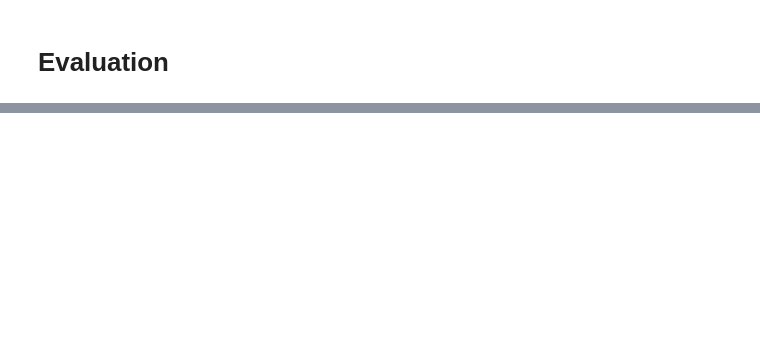
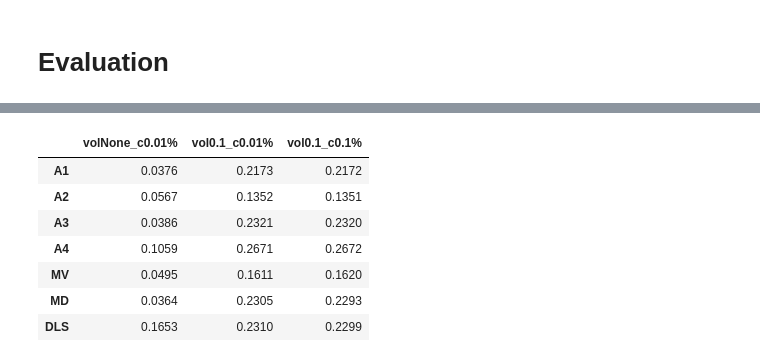
Before and after one commit to dimasthoriq/DL-portfolio-optimization, a Jupyter notebook: experiment.ipynb, the cells around one changed output, grey strips where cells are left out. Saved outputs shown, nothing was run; the diff lists cells and outputs as text; code cells hidden in the pictures; blank space fills up the shorter version.

```diff
--- a/experiment.ipynb
+++ b/experiment.ipynb
@@ -184,2 +357,7 @@ plt.show()
 # %% [markdown]
 # Evaluation
+# %%
+# Exponentially weighted moving standard deviation
+ewmstd = get_returns(data).iloc[-x_test.shape[0]-x_test.shape[1]:, -y_test.shape[1]:].ewm(span=config['sequence_length']).std().iloc[50:, :]
+ewmstd = torch.tensor(ewmstd.values)
+ewmstd.shape
@@ -185,0 +366,19 @@ plt.show()
+# %%
+def modified_returns(weights, returns, ewmstd, vol = 0.1, c = 0.0001):
+    if vol is None:
+        scaled_returns = torch.sum(weights[1:, :] * returns[1:, :], dim=1)
+        transaction_cost = torch.sum(weights[1:, :] - weights[:-1, :], dim=1)*c
+    else:
+        scaled_returns = torch.sum(vol/ewmstd[1:, :] * weights[1:, :] * returns[1:, :], dim=1)
+        transaction_cost = torch.sum(vol/ewmstd[1:, :] * weights[1:, :] - vol/ewmstd[:-1, :] * weights[:-1, :], dim=1)*c
+    return scaled_returns - transaction_cost
+# %%
+for i in ma_tests:
+    print(f'{i} sharpe ratio: {evaluate_sharpe(ma_tests[i], y_test):.4f}')
+    print(f'{i} modified sharpe ratio: {sharpe(modified_returns(ma_tests[i], y_test, ewmstd)):.4f}\n')
+
+print(f'MV sharpe ratio: {evaluate_sharpe(mv_test, y_test):.4f}')
+print(f'MV modified sharpe ratio: {sharpe(modified_returns(mv_test, y_test, ewmstd)):.4f}\n')
+
+print(f'MD sharpe ratio: {evaluate_sharpe(md_test, y_test):.4f}')
+print(f'MD modified sharpe ratio: {sharpe(modified_returns(md_test, y_test, ewmstd)):.4f}')
@@ -185,0 +403,27 @@ plt.show()
+# %%
+results = pd.DataFrame()
+
+for volatility in [None, 0.1]:
+    for cost in [0.0001, 0.001]:
+        column_name = f'vol{volatility}_c{cost*100}%'
+        series = []
+        for i in ma_tests:
+            series.append(np.round(sharpe(modified_returns(ma_tests[i], y_test, ewmstd, volatility, cost)).item(), 4))
+        series.append(np.round(sharpe(modified_returns(mv_test, y_test, ewmstd, volatility, cost)).item(), 4))
+        series.append(np.round(sharpe(modified_returns(md_test, y_test, ewmstd, volatility, cost)).item(), 4))
+        series.append(np.round(sharpe(modified_returns(lstm_test, y_test, ewmstd, volatility, cost)).item(), 4))
+
+        results[column_name] = series
+
+results.index = list(ma_tests.keys()) + ['MV', 'MD', 'DLS']
+results.drop('volNone_c0.1%', axis=1, inplace=True)
+results
+# %% [output]
+|  | volNone_c0.01% | vol0.1_c0.01% | vol0.1_c0.1% |
+| A1 | 0.0376 | 0.2173 | 0.2172 |
+| A2 | 0.0567 | 0.1352 | 0.1351 |
+| A3 | 0.0386 | 0.2321 | 0.2320 |
+| A4 | 0.1059 | 0.2671 | 0.2672 |
+| MV | 0.0495 | 0.1611 | 0.1620 |
+| MD | 0.0364 | 0.2305 | 0.2293 |
+| DLS | 0.1653 | 0.2310 | 0.2299 |
```
Also changed, not shown: parts of 17 cells of this notebook, 4 other files.
